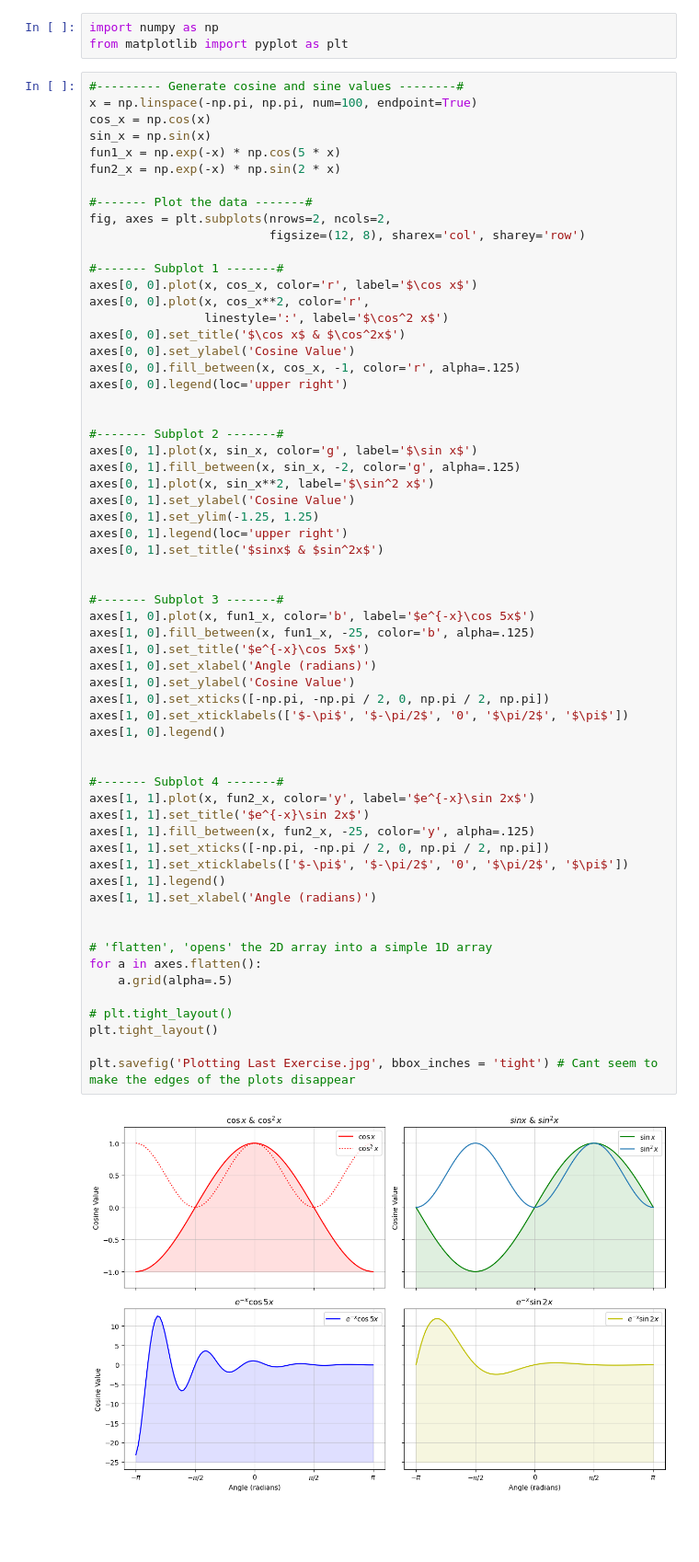
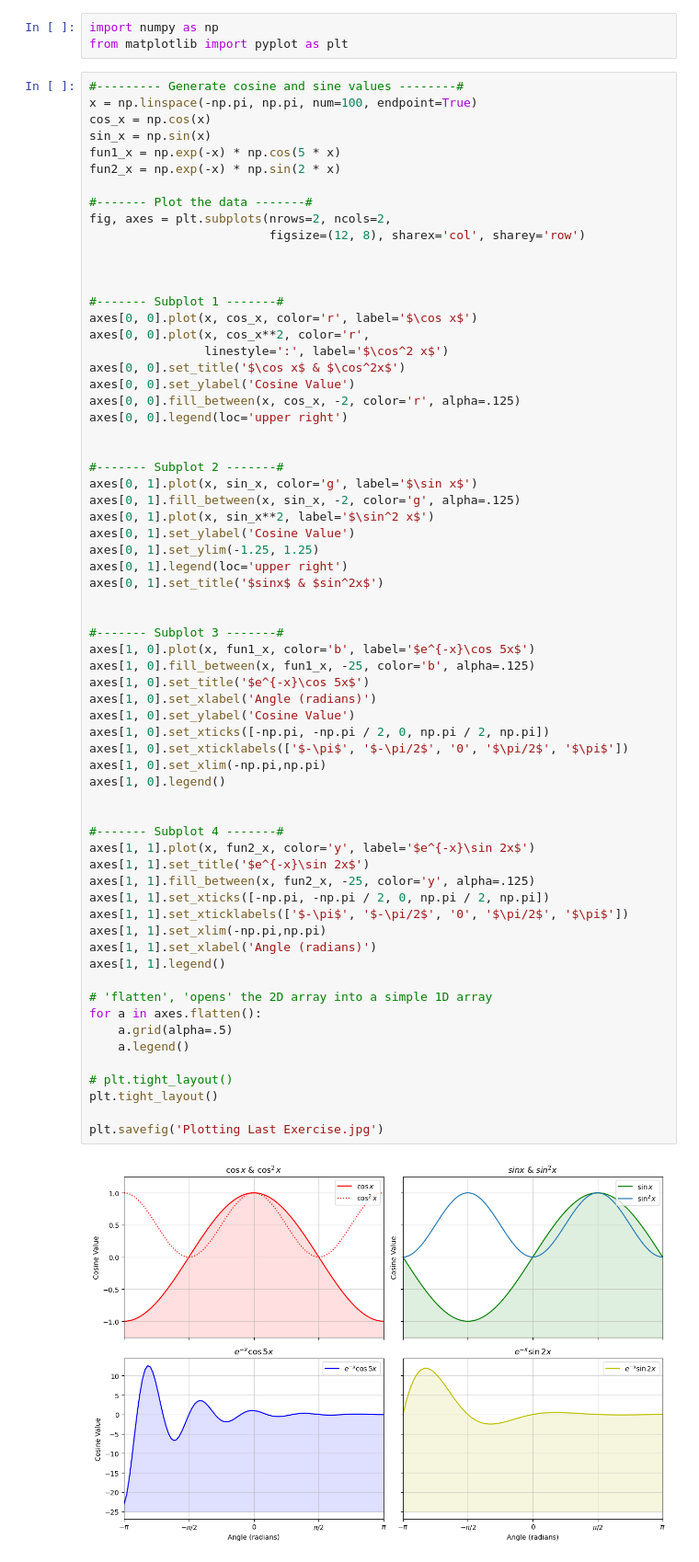
Before and after one commit to SPS-SP2273/learning-portfolio-jia-wei05, a Jupyter notebook: 7.2_plotting__exercises/plotting_(good)_exercises.ipynb, the cells around one changed output. Shown at 92% size. Drawn from its saved outputs; the diff is of its cells as text; blank space fills up the shorter version.

```diff
--- a/7.2_plotting__exercises/plotting_(good)_exercises.ipynb
+++ b/7.2_plotting__exercises/plotting_(good)_exercises.ipynb
@@ -17,13 +17,15 @@ fun2_x = np.exp(-x) * np.sin(2 * x)
 fig, axes = plt.subplots(nrows=2, ncols=2,
                          figsize=(12, 8), sharex='col', sharey='row')
 
+
+
 #------- Subplot 1 -------#
 axes[0, 0].plot(x, cos_x, color='r', label='$\cos x$')
 axes[0, 0].plot(x, cos_x**2, color='r',
                 linestyle=':', label='$\cos^2 x$')
 axes[0, 0].set_title('$\cos x$ & $\cos^2x$')
 axes[0, 0].set_ylabel('Cosine Value')
-axes[0, 0].fill_between(x, cos_x, -1, color='r', alpha=.125)
+axes[0, 0].fill_between(x, cos_x, -2, color='r', alpha=.125)
 axes[0, 0].legend(loc='upper right')
 
 
@@ -37,34 +39,36 @@ axes[0, 1].legend(loc='upper right')
 axes[0, 1].set_title('$sinx$ & $sin^2x$')
 
 
 #------- Subplot 3 -------#
 axes[1, 0].plot(x, fun1_x, color='b', label='$e^{-x}\cos 5x$')
 axes[1, 0].fill_between(x, fun1_x, -25, color='b', alpha=.125)
 axes[1, 0].set_title('$e^{-x}\cos 5x$')
 axes[1, 0].set_xlabel('Angle (radians)')
 axes[1, 0].set_ylabel('Cosine Value')
 axes[1, 0].set_xticks([-np.pi, -np.pi / 2, 0, np.pi / 2, np.pi])
 axes[1, 0].set_xticklabels(['$-\pi$', '$-\pi/2$', '0', '$\pi/2$', '$\pi$'])
+axes[1, 0].set_xlim(-np.pi,np.pi)
 axes[1, 0].legend()
 
 
 #------- Subplot 4 -------#
 axes[1, 1].plot(x, fun2_x, color='y', label='$e^{-x}\sin 2x$')
 axes[1, 1].set_title('$e^{-x}\sin 2x$')
 axes[1, 1].fill_between(x, fun2_x, -25, color='y', alpha=.125)
 axes[1, 1].set_xticks([-np.pi, -np.pi / 2, 0, np.pi / 2, np.pi])
 axes[1, 1].set_xticklabels(['$-\pi$', '$-\pi/2$', '0', '$\pi/2$', '$\pi$'])
+axes[1, 1].set_xlim(-np.pi,np.pi)
+axes[1, 1].set_xlabel('Angle (radians)')
 axes[1, 1].legend()
-axes[1, 1].set_xlabel('Angle (radians)')
-
 
 # 'flatten', 'opens' the 2D array into a simple 1D array
 for a in axes.flatten():
     a.grid(alpha=.5)
+    a.legend()
 
 # plt.tight_layout()
 plt.tight_layout()
 
-plt.savefig('Plotting Last Exercise.jpg', bbox_inches = 'tight') # Cant seem to make the edges of the plots disappear
+plt.savefig('Plotting Last Exercise.jpg')
 # %% [output]
-[figure, old version]
+[figure, new version]
```
Also changed, not shown: parts of 1 cell of this notebook, 2 other files.
